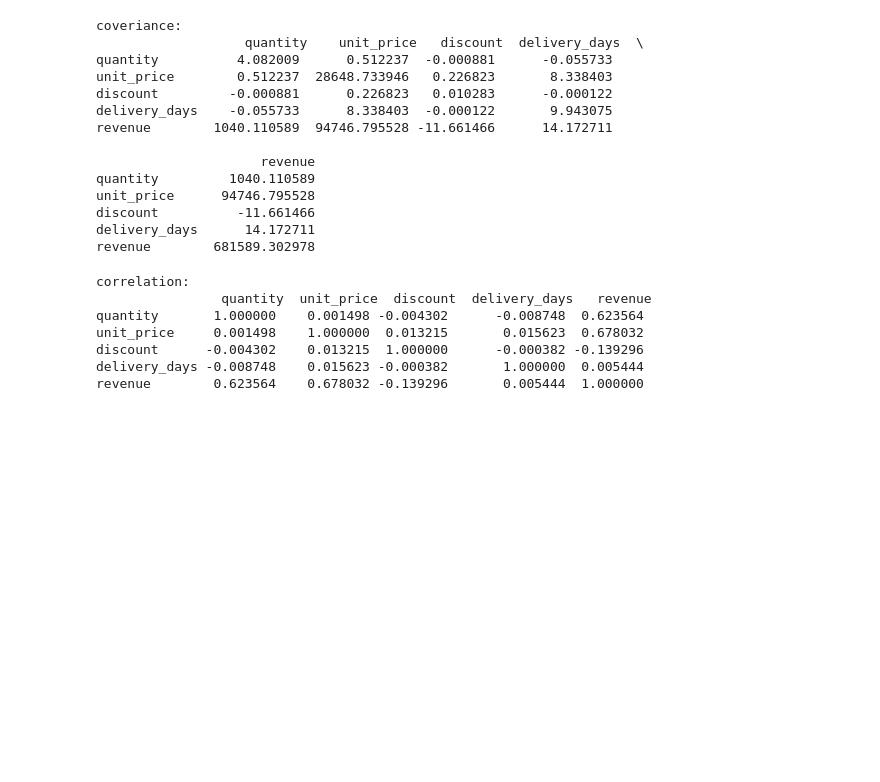
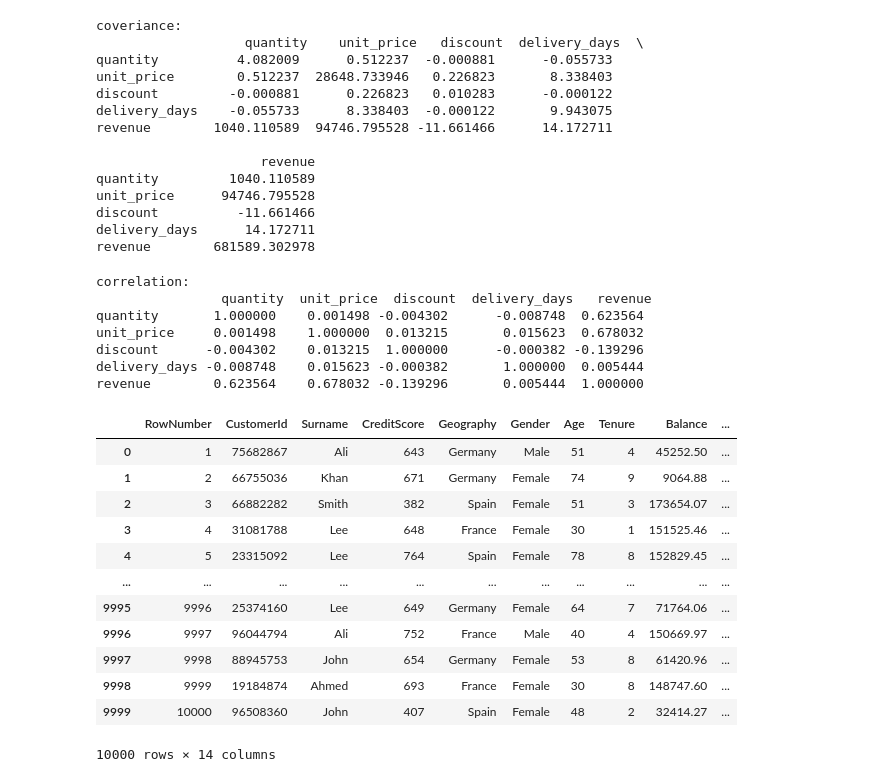
Before and after one commit to mudasirahmad56/PYTHON, a Jupyter notebook: chapter01.ipynb, the cells around one changed output. Saved outputs shown, nothing was run; the diff lists cells and outputs as text; code cells hidden in the pictures; blank space fills up the shorter version.

```diff
--- a/chapter01.ipynb
+++ b/chapter01.ipynb
@@ -1413,0 +1417,16 @@ revenue        0.623564    0.678032 -0.139296       0.005444  1.000000
+# %%
+df
+# %% [output]
+|  | RowNumber | CustomerId | Surname | CreditScore | Geography | Gender | Age | Tenure | Balance | ... |
+| 0 | 1 | 75682867 | Ali | 643 | Germany | Male | 51 | 4 | 45252.50 | ... |
+| 1 | 2 | 66755036 | Khan | 671 | Germany | Female | 74 | 9 | 9064.88 | ... |
+| 2 | 3 | 66882282 | Smith | 382 | Spain | Female | 51 | 3 | 173654.07 | ... |
+| 3 | 4 | 31081788 | Lee | 648 | France | Female | 30 | 1 | 151525.46 | ... |
+| 4 | 5 | 23315092 | Lee | 764 | Spain | Female | 78 | 8 | 152829.45 | ... |
+| ... | ... | ... | ... | ... | ... | ... | ... | ... | ... | ... |
+| 9995 | 9996 | 25374160 | Lee | 649 | Germany | Female | 64 | 7 | 71764.06 | ... |
+| 9996 | 9997 | 96044794 | Ali | 752 | France | Male | 40 | 4 | 150669.97 | ... |
+| 9997 | 9998 | 88945753 | John | 654 | Germany | Female | 53 | 8 | 61420.96 | ... |
+| 9998 | 9999 | 19184874 | Ahmed | 693 | France | Female | 30 | 8 | 148747.60 | ... |
+| 9999 | 10000 | 96508360 | John | 407 | Spain | Female | 48 | 2 | 32414.27 | ... |
+10000 rows × 14 columns
```
Also changed, not shown: parts of 22 cells of this notebook.
